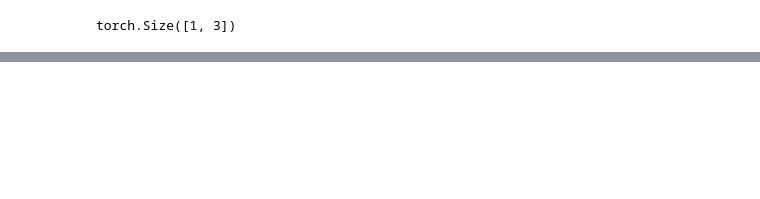
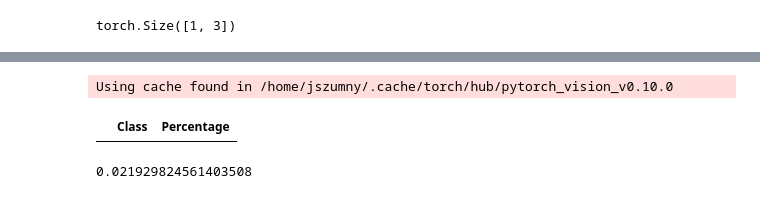
Before and after one commit to waggle-sensor/summer2023, a Jupyter notebook: szumny/python/modelinference.ipynb, the cells around one changed output, grey strips where cells are left out. Drawn from its saved outputs; the diff is of its cells as text; code cells hidden in the pictures; blank space fills up the shorter version.

```diff
--- a/szumny/python/modelinference.ipynb
+++ b/szumny/python/modelinference.ipynb
@@ -99,0 +288,53 @@ _, indices = torch.sort(out, descending=True)
+# %%
+
+resnet18 = torch.hub.load('pytorch/vision:v0.10.0', 'resnet18', pretrained=True)
+# resnet34 = torch.hub.load('pytorch/vision:v0.10.0', 'resnet34', pretrained=True)
+# resnet50 = torch.hub.load('pytorch/vision:v0.10.0', 'resnet50', pretrained=True)
+num_features = resnet18.fc.in_features     #extract fc layers features
+resnet18.fc = nn.Linear(num_features, 3) #(num_of_class == 2)
+
+# num_features = resnet34.fc.in_features     #extract fc layers features
+# resnet34.fc = nn.Linear(num_features, 3) #(num_of_class == 2)
+
+# num_features = resnet50.fc.in_features     #extract fc layers features
+# resnet50.fc = nn.Linear(num_features, 3) #(num_of_class == 2)
+
+list = []
+for filename in os.listdir("/home/jszumny/Documents/copy of smoke data/newnew/sage-training/clear_sky/"):
+
+    if "._" not in filename and ".DS_Store" not in filename:
+
+        resnet18.load_state_dict(torch.load('/home/jszumny/Documents/copy of smoke data/newnew/attempts/3features/resnet18model.pt',map_location=torch.device('cpu')))
+
+        # for param in resnet18.features.parameters():
+        #     param.require_grad = False
+        class_names = ['cloud', 'other', 'smoke']
+
+        # num_features = vgg16.classifier[6].in_features
+        # features = list(vgg16.classifier.children())[:-1] # Remove last layer
+        # features.extend([nn.Linear(num_features, len(class_names))]) # Add our layer with 4 outputs
+        # vgg16.classifier = nn.Sequential(*features) # Replace the model classifier
+
+        image = Image.open("/home/jszumny/Documents/copy of smoke data/newnew/sage-training/clear_sky/" + filename)
+        image = image.crop((874, 874, 1174, 1174))
+        img_t = transform(image)
+        batch_t = torch.unsqueeze(img_t, 0)
+
+        resnet18.eval()
+        out = resnet18(batch_t)
+
+        _, index = torch.max(out, 1)
+
+        percentage = torch.nn.functional.softmax(out, dim=1)[0] * 100
+
+        d = {"Class": class_names[index[0]], "Percentage": percentage[index[0]].item()}
+        list.append(d)
+
+import pandas as pd
+df = pd.DataFrame(list)
+# %% [output]
+Using cache found in /home/jszumny/.cache/torch/hub/pytorch_vision_v0.10.0
+# %%
+df[df.Class == "smoke"]
+# %% [output]
+|  | Class | Percentage |
@@ -99,0 +375,5 @@ _, indices = torch.sort(out, descending=True)
+# %%
+len(df[df.Class == "smoke"]) / len(df
+        )
+# %% [output]
+0.021929824561403508
```
Also changed, not shown: parts of 30 cells of this notebook.
